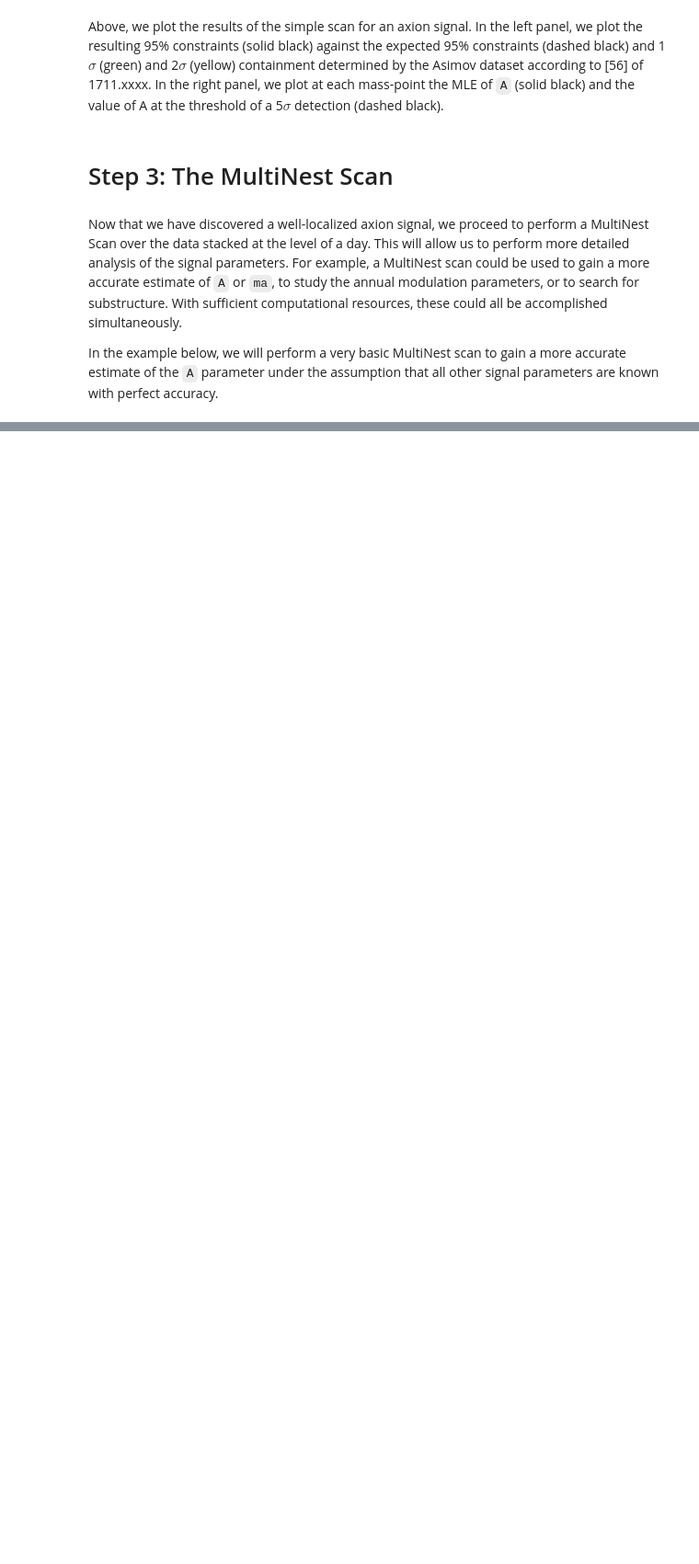
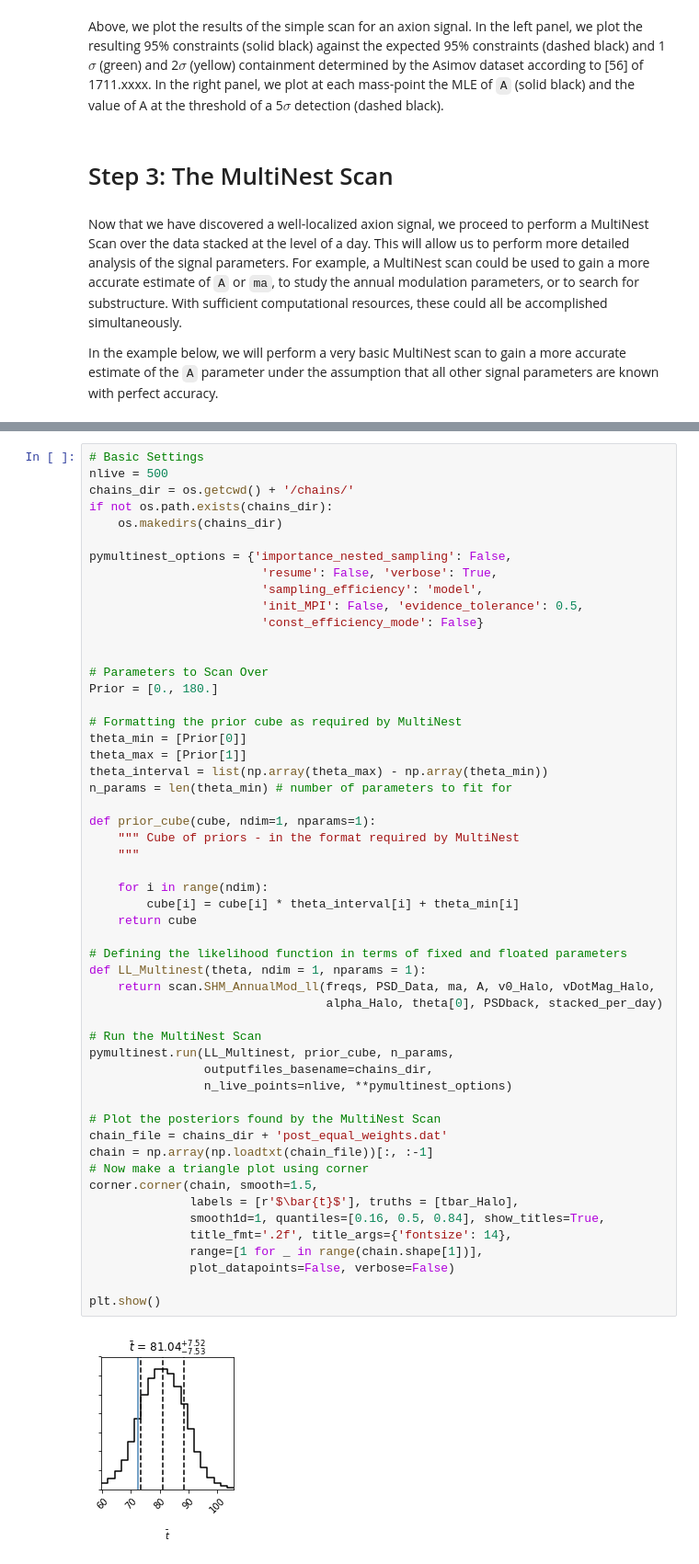
Before and after one commit to bsafdi/AxiScan, a Jupyter notebook: examples/Example.ipynb, the cells around one changed output, grey strips where cells are left out. Shown: that part at 92% size. Saved outputs shown, nothing was run; the diff lists cells and outputs as text; blank space fills up the shorter version.

```diff
--- a/examples/Example.ipynb
+++ b/examples/Example.ipynb
@@ -261,0 +324,55 @@ plt.show()
+# %%
+# Basic Settings
+nlive = 500
+chains_dir = os.getcwd() + '/chains/'
+if not os.path.exists(chains_dir):
+    os.makedirs(chains_dir)
+
+pymultinest_options = {'importance_nested_sampling': False,
+                        'resume': False, 'verbose': True,
+                        'sampling_efficiency': 'model',
+                        'init_MPI': False, 'evidence_tolerance': 0.5,
+                        'const_efficiency_mode': False}
+
+
+# Parameters to Scan Over
+Prior = [0., 180.]
+
+# Formatting the prior cube as required by MultiNest
+theta_min = [Prior[0]]
+theta_max = [Prior[1]]
+theta_interval = list(np.array(theta_max) - np.array(theta_min))
+n_params = len(theta_min) # number of parameters to fit for
+
+def prior_cube(cube, ndim=1, nparams=1):
+    """ Cube of priors - in the format required by MultiNest
+    """
+
+    for i in range(ndim):
+        cube[i] = cube[i] * theta_interval[i] + theta_min[i]
+    return cube
+
+# Defining the likelihood function in terms of fixed and floated parameters
+def LL_Multinest(theta, ndim = 1, nparams = 1):
+    return scan.SHM_AnnualMod_ll(freqs, PSD_Data, ma, A, v0_Halo, vDotMag_Halo,
+                                 alpha_Halo, theta[0], PSDback, stacked_per_day)
+
+# Run the MultiNest Scan
+pymultinest.run(LL_Multinest, prior_cube, n_params,
+                outputfiles_basename=chains_dir,
+                n_live_points=nlive, **pymultinest_options)
+
+# Plot the posteriors found by the MultiNest Scan
+chain_file = chains_dir + 'post_equal_weights.dat'
+chain = np.array(np.loadtxt(chain_file))[:, :-1]
+# Now make a triangle plot using corner
+corner.corner(chain, smooth=1.5,
+              labels = [r'$\bar{t}$'], truths = [tbar_Halo],
+              smooth1d=1, quantiles=[0.16, 0.5, 0.84], show_titles=True,
+              title_fmt='.2f', title_args={'fontsize': 14},
+              range=[1 for _ in range(chain.shape[1])],
+              plot_datapoints=False, verbose=False)
+
+plt.show()
+# %% [output]
+[figure, added]
```
Also changed, not shown: parts of 8 cells of this notebook, 2 other files.
